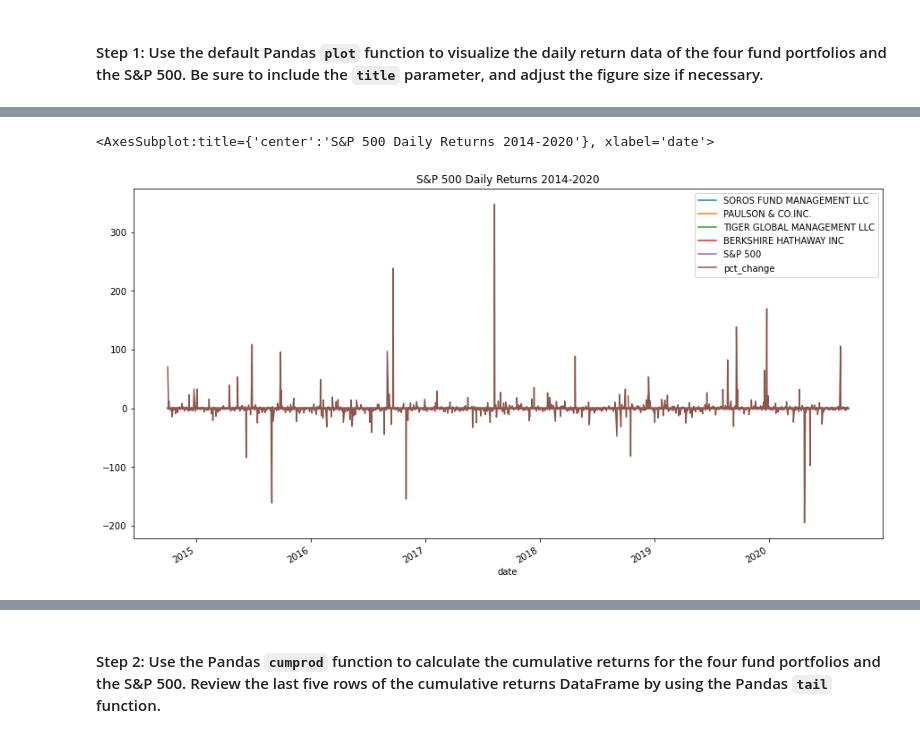
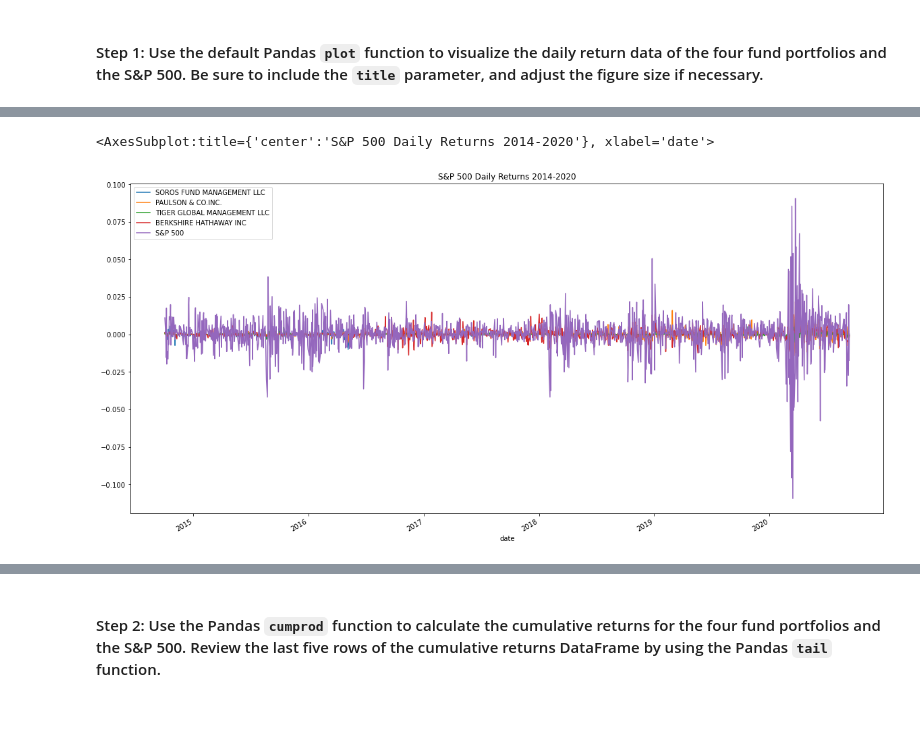
Before and after one commit to EGeorge2021r/Challenge4_Repo, a Jupyter notebook: Starter_Code/risk_return_analysis.ipynb, the cells around one changed output, grey strips where cells are left out. Cells and saved outputs as stored; diff of their text form; code cells hidden in the pictures.

```diff
--- a/Starter_Code/risk_return_analysis.ipynb
+++ b/Starter_Code/risk_return_analysis.ipynb
@@ -150,5 +150,6 @@ whale_navs_df
 1498 rows × 6 columns
 # %%
 # Drop any rows with all missing values
-whale_navs_df["pct_change"].dropna()
+whale_navs_df = whale_navs_df.dropna()
+whale_navs_df
 # %% [output]
@@ -191,6 +193,7 @@ Analyze the data to determine if any of the portfolios outperform the broader st
 # %%
 
 # Calculate the daily return using the 'pct_change()' function
-daily_returns = whale_navs_df.pct_change()
-daily_returns
+daily_returns = whale_navs_df[whale_navs_df.columns[0:5]].pct_change().dropna()
+#daily_returns.drop(columns=['pct_change'], inplace=True)
+daily_returns.head()
 # %% [output]
@@ -231,10 +207,10 @@ daily_returns.dropna()
 # %%
 # Plot the daily return data of the 4 funds and the S&P 500
 # Inclue a title parameter and adjust the figure size
-daily_returns.plot(figsize=(15,8), title="S&P 500 Daily Returns 2014-2020")
+daily_returns.plot(figsize=(20,10), title="S&P 500 Daily Returns 2014-2020")
 # %% [output]
 <AxesSubplot:title={'center':'S&P 500 Daily Returns 2014-2020'}, xlabel='date'>
-[figure, old version]
+[figure, new version]
 # %%
 # Review the daily_returns DataFrame
 daily_returns.describe()
```
Also changed, not shown: parts of 21 cells of this notebook.
